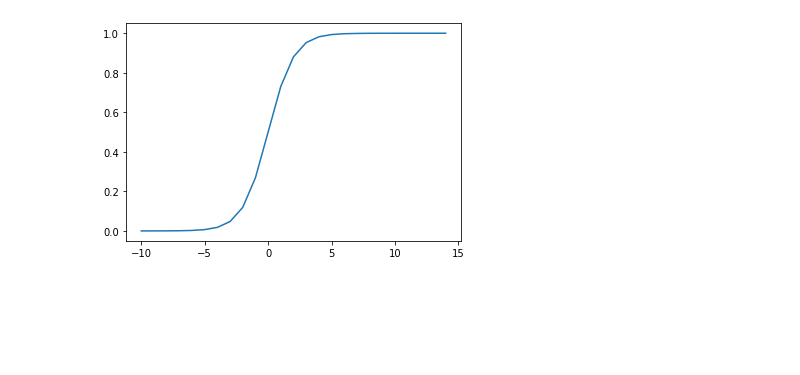
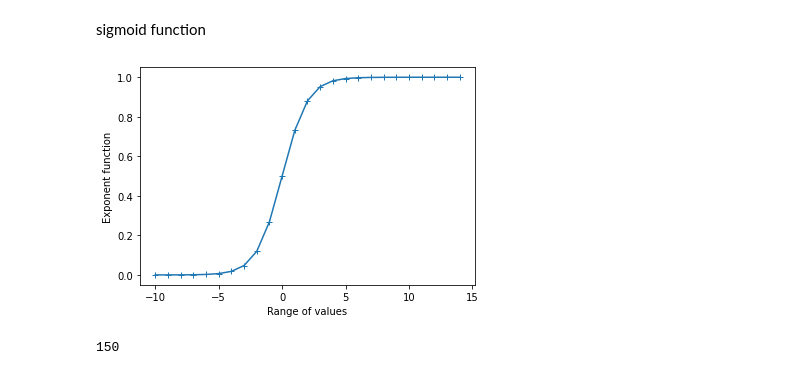
Before and after one commit to Raynould-Joseph/Neural-Network-and-Deep-Learning, a Jupyter notebook: Lab_1_Activation_Functions.ipynb, the cells around one changed output. Saved outputs shown, nothing was run; the diff lists cells and outputs as text; code cells hidden in the pictures; blank space fills up the shorter version.

```diff
--- a/Lab_1_Activation_Functions.ipynb
+++ b/Lab_1_Activation_Functions.ipynb
@@ -1,20 +1,2 @@
 # %% [markdown]
 <a href="https://colab.research.google.com/github/Raynould-Joseph/Neural-Network-and-Deep-Learning/blob/main/Lab_1_Activation_Functions.ipynb" target="_parent"><img src="https://colab.research.google.com/assets/colab-badge.svg" alt="Open In Colab"/></a>
-# %%
-# example plot for the sigmoid activation function
-from math import exp
-from matplotlib import pyplot
-
-# sigmoid activation function
-def sigmoid(x):
-	return 1.0 / (1.0 + exp(-x))
-
-# define input data
-inputs = [x for x in range(-10, 15,1)]
-# calculate outputs
-outputs = [sigmoid(x) for x in inputs]
-# plot inputs vs outputs
-pyplot.plot(inputs, outputs)
-pyplot.show()
-# %% [output]
-[figure, removed]
@@ -20,0 +7,12 @@ pyplot.show()
+# %% [markdown]
+sigmoid function
+# %%
+#np.linspace(-20,20,20)
+x=np.arange(-10,15,1)
+z=1/(1+np.exp(-x))
+plt.plot(x,z, marker='+')
+plt.xlabel('Range of values')
+plt.ylabel('Exponent function')
+plt.show()
+# %% [output]
+[figure, added]
@@ -20,0 +26,4 @@ pyplot.show()
+# %%
+len(li)
+# %% [output]
+150
```
Also changed, not shown: parts of 17 cells of this notebook.
